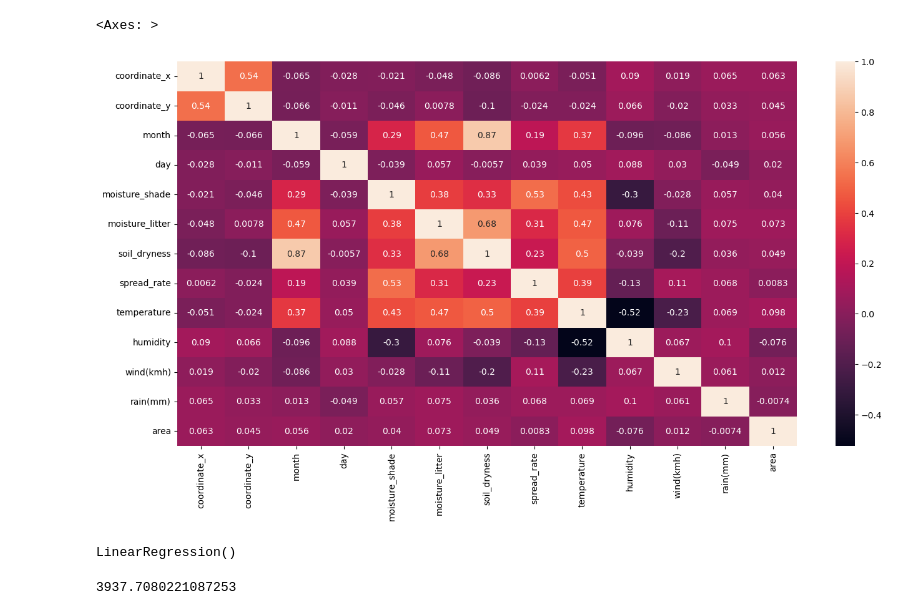
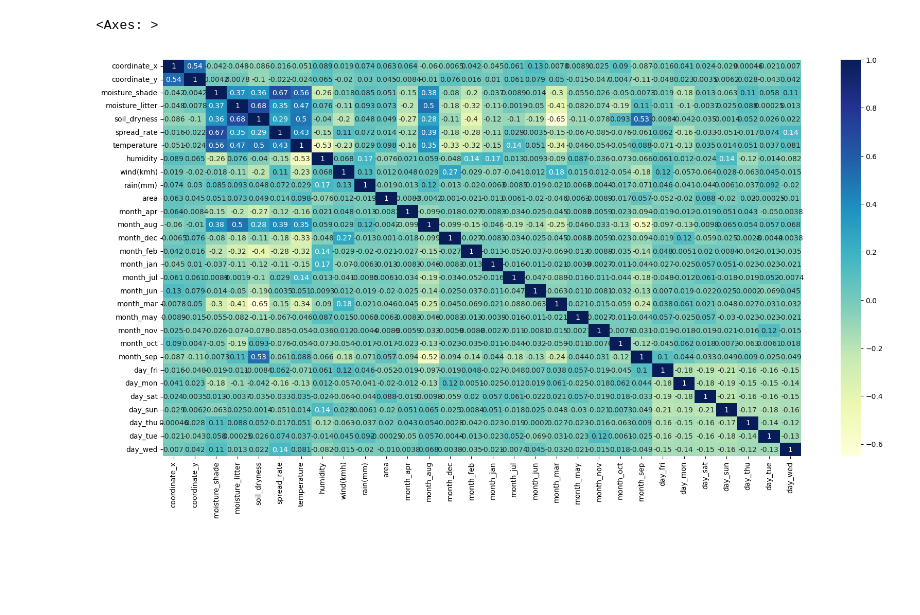
Before and after one commit to Sati2030/COMP1008_Seiji, a Jupyter notebook: CourseWork/Testing.ipynb, the cells around one changed output. Drawn from its saved outputs; the diff is of its cells as text; code cells hidden in the pictures; blank space fills up the shorter version.

Commit message:
Started data pre-processing

```diff
--- a/CourseWork/Testing.ipynb
+++ b/CourseWork/Testing.ipynb
@@ -45,3 +15,0 @@ dtype: int64
-# %%
-data["day"] = data["day"].fillna(7)
-data["day"].mode()
@@ -68,16 +15,0 @@ Name: humidity, Length: 64, dtype: float64
-# %%
-for index in data[data["humidity"].isnull()].index:
-    month = data.loc[index,"month"]
-    day = data.loc[index,"day"]
-
-    print(month,day)
-
-    humidity_in_day = average_humidity.loc[(month,day)]
-
-    print(humidity_in_day)
-
-    print("Data in iloc before:", data["humidity"].iloc[index])
-
-    data["humidity"].iloc[index] = humidity_in_day
-
-    print("Data in iloc after:", data["humidity"].iloc[index])
@@ -99,25 +44,12 @@ dtype: int64
+# %%
+rain_idx = data["rain(mm)"].idxmax()
+data.loc[rain_idx,"rain(mm)"] = data["rain(mm)"].mean()
+# %%
+data = pd.get_dummies(data,columns=["month","day"])
 # %%
 import seaborn as sns
-plt.figure(figsize=(16,8))
-sns.heatmap(data.corr(), annot=True)
+plt.figure(figsize=(20,10))
+sns.heatmap(data.corr(),annot=True,cmap="YlGnBu")
 # %% [output]
 <Axes: >
-[figure, old version]
+[figure, new version]
-# %%
-from sklearn.model_selection import train_test_split
-
-lr = LinearRegression()
-
-X_train,X_test,y_train,y_test = train_test_split(data.drop(columns="area",axis=1),data["area"],test_size=0.3,random_state=1)
-
-lr.fit(X_train,y_train)
-# %% [output]
-LinearRegression()
-# %%
-from sklearn import metrics
-
-y_predict = lr.predict(X_test)
-
-print(metrics.mean_squared_error(y_test, y_predict))
-# %% [output]
-3937.7080221087253
```
Also changed, not shown: parts of 9 cells of this notebook, 2 other files.
